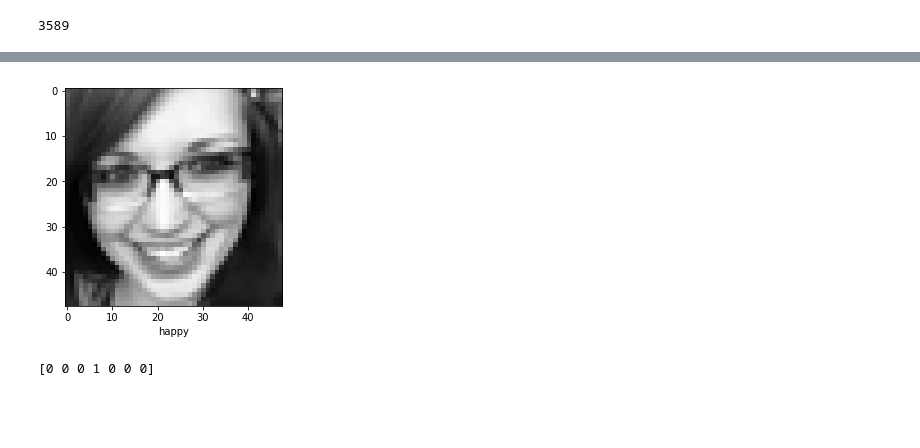
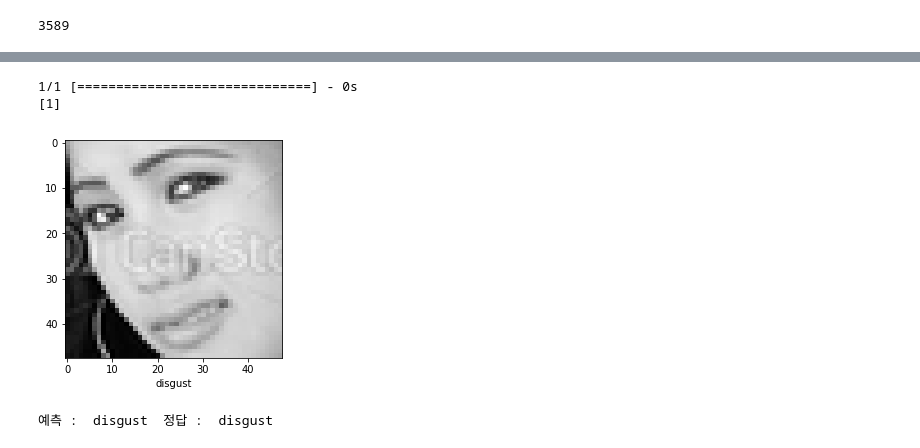
Before and after one commit to onaries/dl_hw3, a Jupyter notebook: main-vgg16-2.ipynb, the cells around one changed output, grey strips where cells are left out. Drawn from its saved outputs; the diff is of its cells as text; code cells hidden in the pictures; blank space fills up the shorter version.

```diff
--- a/main-vgg16-2.ipynb
+++ b/main-vgg16-2.ipynb
@@ -162,3 +162,5 @@ Epoch 9/100
+# %%
+model.load_weights('model_weights_vgg16.h5')
 # %%
 import matplotlib.pyplot as plt
 # %%
@@ -264,8 +209,14 @@ im = im.reshape(48, 48)
-# %%
-plt.imshow(im, cmap='gray')
-plt.xlabel(emotion[pred[4]])
-plt.show()
-print(y_test1[4])
-# %% [output]
-[figure, removed]
-[0 0 0 1 0 0 0]
+# %%
+i = 1
+im = np.array(x_test1[i], dtype=np.uint8)
+plt.imshow(im.reshape(48, 48), cmap='gray')
+x = model.predict_classes(x_test1[i].reshape(1, 48, 48, 1))
+print(x)
+plt.xlabel(emotion[x[0]])
+plt.show()
+print("예측 : ", emotion[x[0]], " 정답 : ", emotion[np.argmax(y_test1[i])])
+# %% [output]
+1/1 [==============================] - 0s
+[1]
+[figure, added]
+예측 :  disgust  정답 :  disgust
```
Also changed, not shown: parts of 25 cells of this notebook.
